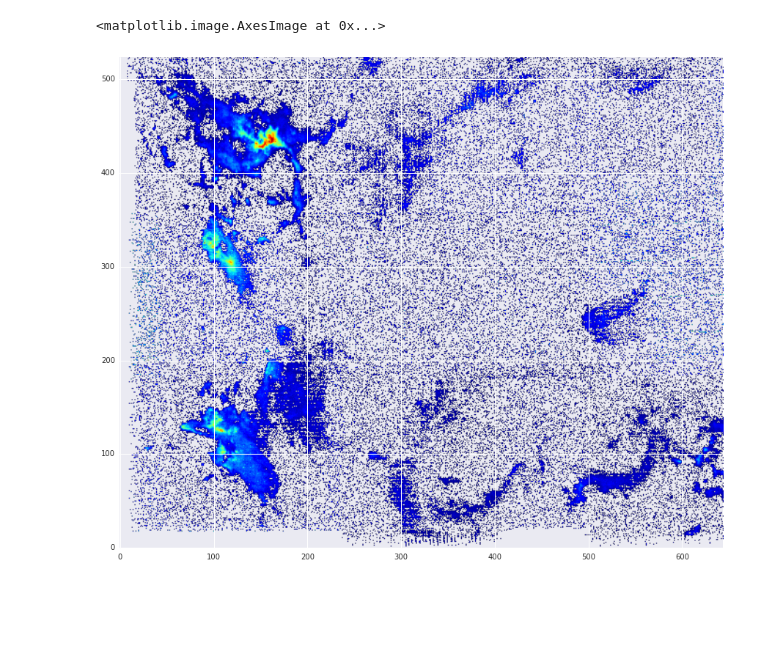
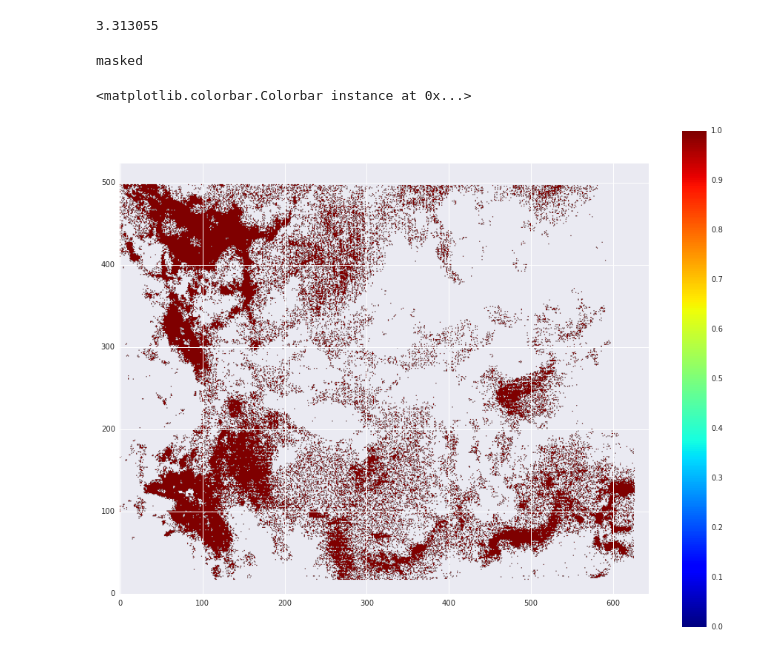
Before and after one commit to Mixpap/Ptyxiaki, a Jupyter notebook: Initial-Steps.ipynb, the cells around one changed output. Cells and saved outputs as stored; diff of their text form; code cells hidden in the pictures; blank space fills up the shorter version.

```diff
--- a/Initial-Steps.ipynb
+++ b/Initial-Steps.ipynb
@@ -50,0 +66,4 @@ im=np.ma.masked_where(m<3.0*r,m)
+# %%
+ratio=CO13pnf/CO12pnf
+# %%
+tau=-30.0*np.log(1-ratio)
@@ -51 +82,14 @@ im=np.ma.masked_where(m<3.0*r,m)
+# %%
+def tau_new(tau,map_thick,map_thin,abundance):
+    ratio=map_thick/map_thin
+    e=np.exp(-tau)
+    eab=np.exp(-tau/abundance)
+    return tau-(ratio*(1-eab)-(1-e))/(ratio*eab/abundance-e)
+# %%
+for i in range(5):
+    tau=tau_new(tau,CO12pnf,CO13pnf,77.0)
+# %%
+tau.min()
+# %% [output]
+3.313055
 # %%
@@ -53,5 +97,11 @@ imthick=np.ma.masked_where(CO12m<3.0*RMS12,CO12m)
+# %%
+thin.mean()
+# %% [output]
+masked
 # %%
-plt.imshow(im,origin='low',cmap='jet')
+plt.imshow(tau,origin='low',cmap='jet',vmin=0,vmax=1)
+#plt.contour(CO12pn,origin='lower')
+plt.colorbar()
 # %% [output]
-<matplotlib.image.AxesImage at 0x...>
+<matplotlib.colorbar.Colorbar instance at 0x...>
-[figure, old version]
+[figure, new version]
```
Also changed, not shown: parts of 15 cells of this notebook, 1 other file.
